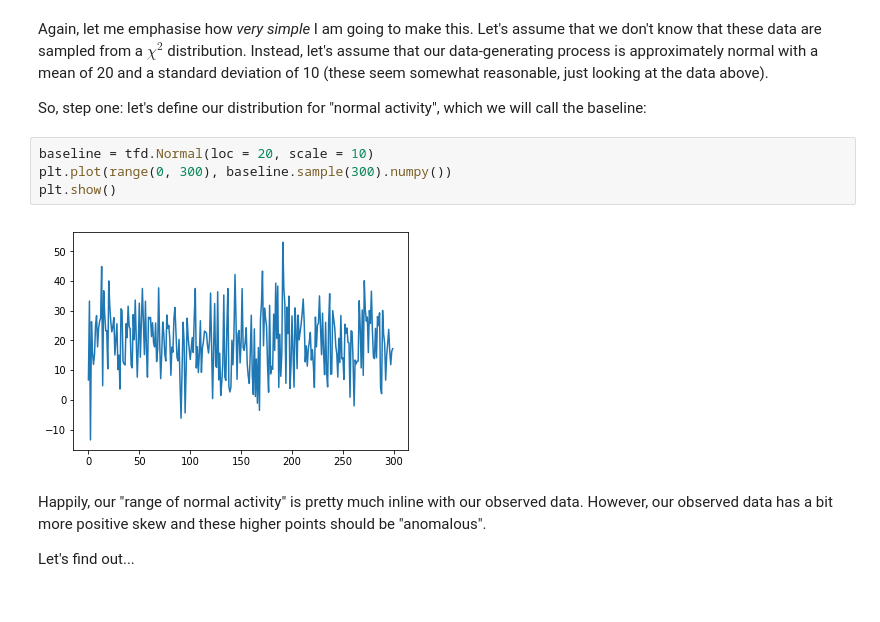
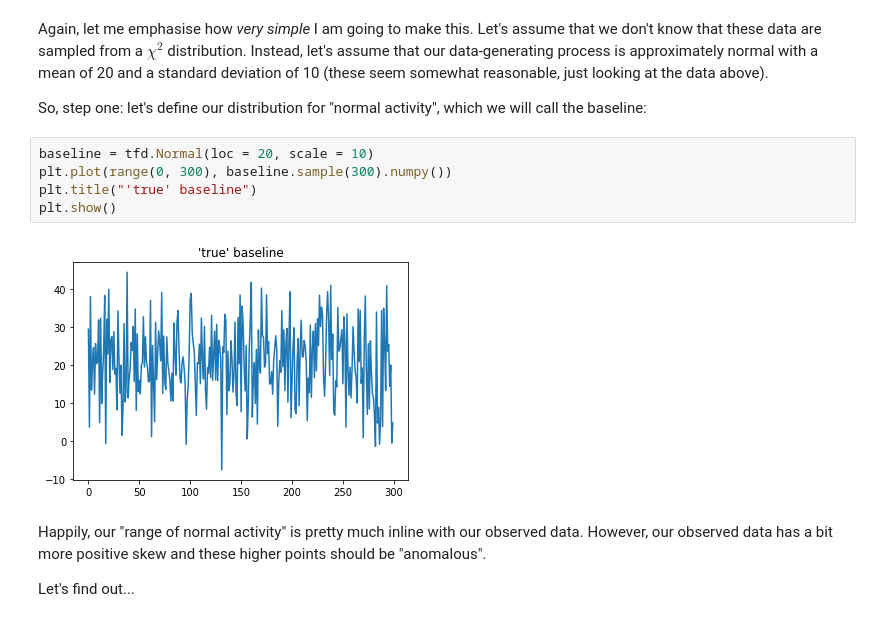
Before and after one commit to nickb-/tensorflow-probability-100days, a Jupyter notebook: notebooks/tfp_day_03_logprob.ipynb, the cells around one changed output. Drawn from its saved outputs; the diff is of its cells as text.

```diff
--- a/notebooks/tfp_day_03_logprob.ipynb
+++ b/notebooks/tfp_day_03_logprob.ipynb
@@ -196,9 +197,10 @@ So, step one: let's define our distribution for "normal activity", which we will
 # %%
 baseline = tfd.Normal(loc = 20, scale = 10)
 plt.plot(range(0, 300), baseline.sample(300).numpy())
+plt.title("'true' baseline")
 plt.show()
 # %% [output]
-[figure, old version]
+[figure, new version]
 # %% [markdown]
 Happily, our "range of normal activity" is pretty much inline with our observed data. However, our observed data has a bit more positive skew and these higher points should be "anomalous".
 
```
Also changed, not shown: parts of 12 cells of this notebook.
